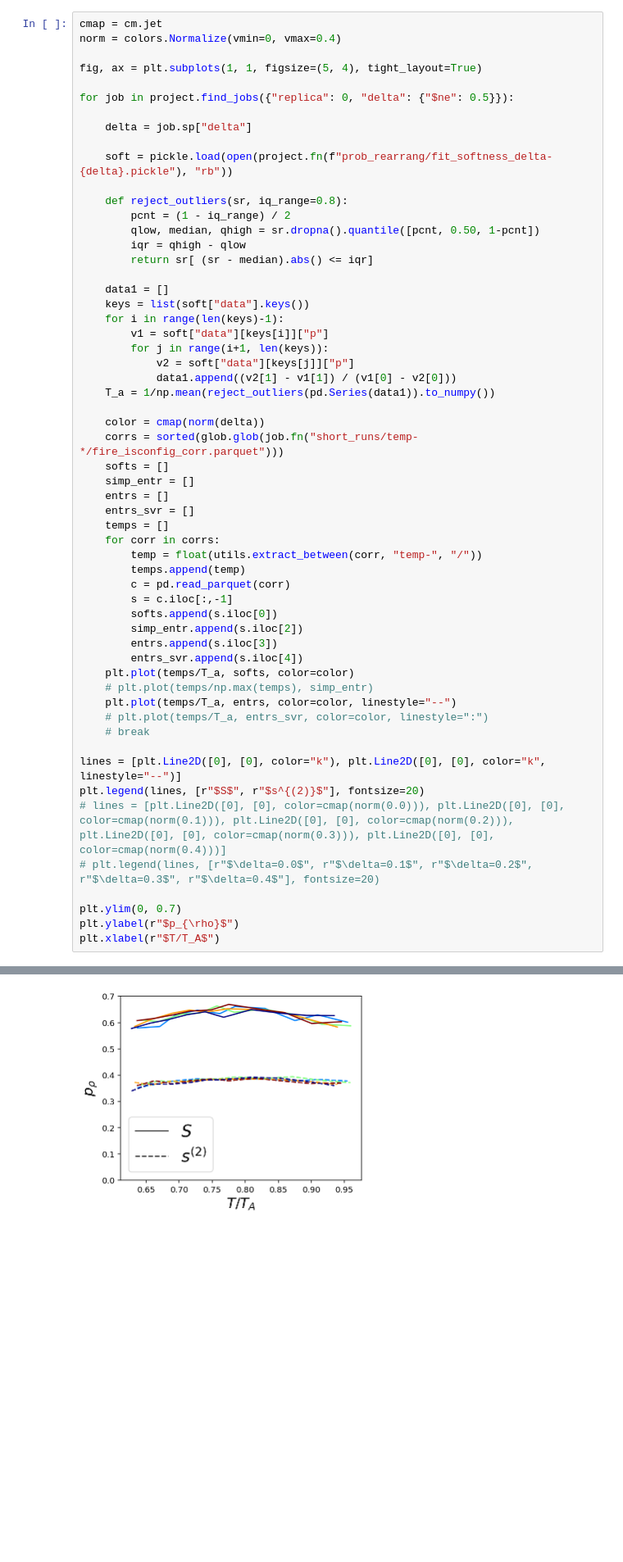
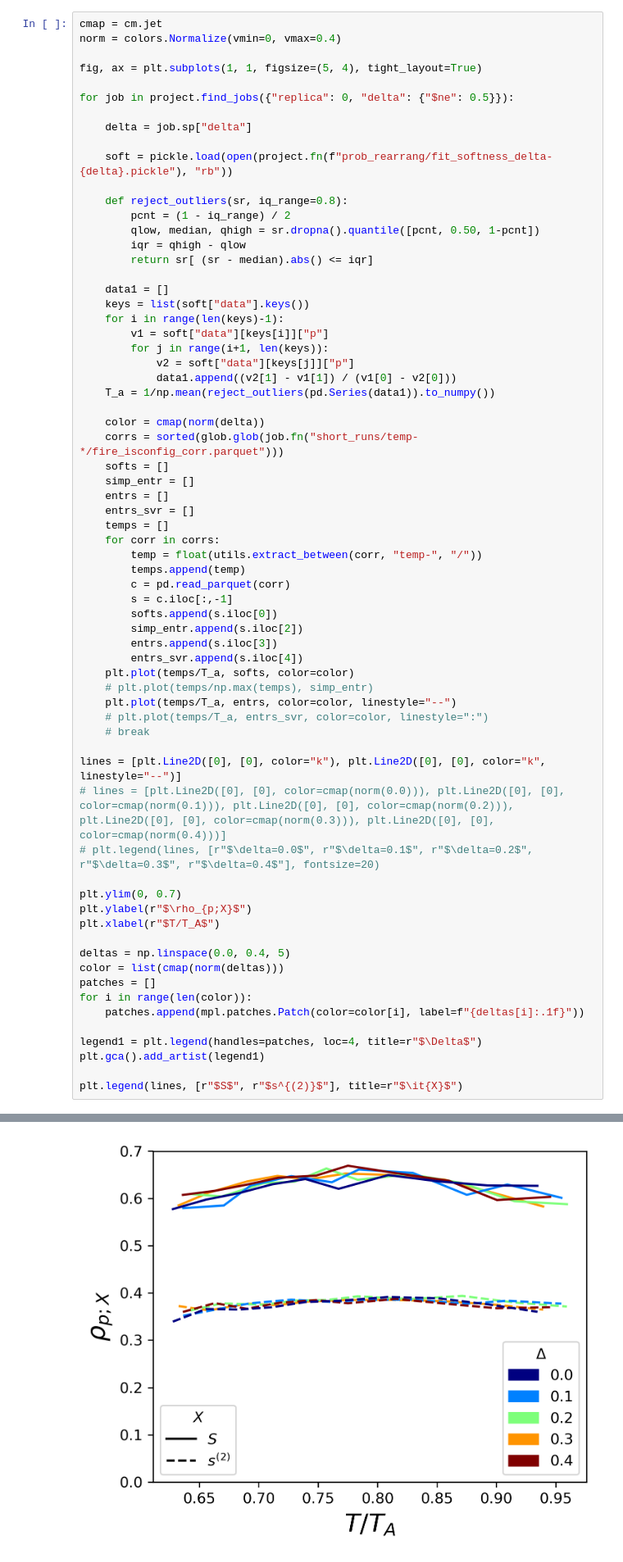
Before and after one commit to ianrgraham/monk, a Jupyter notebook: workflows/sc-states/mlj-production/031823-isoconfig-correlation.ipynb, the cells around one changed output, grey strips where cells are left out. Shown at 82% size. Saved outputs shown, nothing was run; the diff lists cells and outputs as text; blank space fills up the shorter version.

```diff
--- a/workflows/sc-states/mlj-production/031823-isoconfig-correlation.ipynb
+++ b/workflows/sc-states/mlj-production/031823-isoconfig-correlation.ipynb
@@ -191,11 +181,21 @@ for job in project.find_jobs({"replica": 0, "delta": {"$ne": 0.5}}):
     # break
 
 lines = [plt.Line2D([0], [0], color="k"), plt.Line2D([0], [0], color="k", linestyle="--")]
-plt.legend(lines, [r"$S$", r"$s^{(2)}$"], fontsize=20)
 # lines = [plt.Line2D([0], [0], color=cmap(norm(0.0))), plt.Line2D([0], [0], color=cmap(norm(0.1))), plt.Line2D([0], [0], color=cmap(norm(0.2))), plt.Line2D([0], [0], color=cmap(norm(0.3))), plt.Line2D([0], [0], color=cmap(norm(0.4)))]
 # plt.legend(lines, [r"$\delta=0.0$", r"$\delta=0.1$", r"$\delta=0.2$", r"$\delta=0.3$", r"$\delta=0.4$"], fontsize=20)
 
 plt.ylim(0, 0.7)
-plt.ylabel(r"$p_{\rho}$")
+plt.ylabel(r"$\rho_{p;X}$")
 plt.xlabel(r"$T/T_A$")
+
+deltas = np.linspace(0.0, 0.4, 5)
+color = list(cmap(norm(deltas)))
+patches = []
+for i in range(len(color)):
+    patches.append(mpl.patches.Patch(color=color[i], label=f"{deltas[i]:.1f}"))
+
+legend1 = plt.legend(handles=patches, loc=4, title=r"$\Delta$")
+plt.gca().add_artist(legend1)
+
+plt.legend(lines, [r"$S$", r"$s^{(2)}$"], title=r"$\it{X}$")
 # %% [output]
@@ -203 +203 @@ Text(0.5, 0, '$T/T_A$')
-[figure, old version]
+[figure, new version]
```
Also changed, not shown: parts of 3 cells of this notebook, 34 other files.
